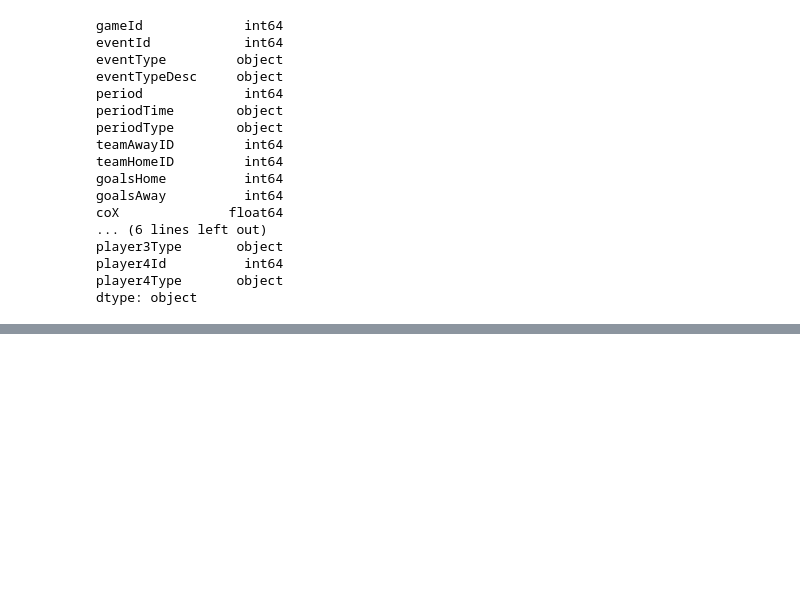
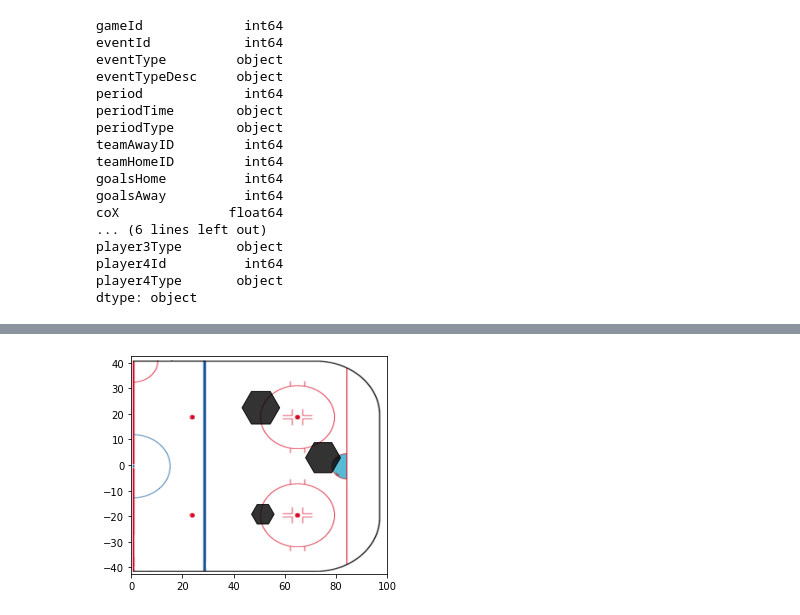
Before and after one commit to szonja126/NHL-Diplomamunka, a Jupyter notebook: readcsv.ipynb, the cells around one changed output, grey strips where cells are left out. Drawn from its saved outputs; the diff is of its cells as text; code cells hidden in the pictures; blank space fills up the shorter version.

Commit message:
shot distance

```diff
--- a/readcsv.ipynb
+++ b/readcsv.ipynb
@@ -523,0 +103,8 @@ OverflowError: int too big to convert
+# %%
+#Uj dataframe meghatarozott ember meghatarozott esemenyeivel
+sog_df = pd.DataFrame()
+sog_df = events_df[events_df['eventType'].isin(['Shot','Goal'])]
+sog_df = sog_df[sog_df['player1Id'].isin([8471214])]
+sog_df = sog_df.drop_duplicates()
+sog_df = sog_df.astype({'coX': 'int64','coY':'int64'})
+sog_df
@@ -523,0 +155,13 @@ OverflowError: int too big to convert
+# %%
+#Shot distance and angle
+goalcenter_x = 89
+goalcenter_y = 0
+
+sog_df['shot_angle'] = sog_df[['coX','coY']].apply(
+    lambda row: np.arctan(row['coY']/(89-row['coX']))*(180/np.pi),
+    axis=1)
+
+sog_df['shot_distance'] = sog_df[['coX','coY']].apply(
+    lambda row: np.sqrt((row['coX']-goalcenter_x)**2 + (row['coY']-goalcenter_y)**2), axis=1)
+
+sog_df
@@ -523,0 +238,8 @@ OverflowError: int too big to convert
+# %%
+#A meghatarozott klaszterszamot megadva klaszterekbe soroljuk a koordinatakat
+kmeans = KMeans(n_clusters = 3, init ='k-means++')
+kmeans.fit(X[X.columns[0:2]]) # Compute k-means clustering.
+X['cluster_label'] = kmeans.fit_predict(X[X.columns[0:2]])
+centers = kmeans.cluster_centers_ # Coordinates of cluster centers.
+labels = kmeans.predict(X[X.columns[0:2]]) # Labels of each point
+X
@@ -523,0 +260,18 @@ OverflowError: int too big to convert
+# %%
+#Kiszamoljuk a pottyok meretet, a klaszterek elemszamat vesszuk es megszorozzuk valamennyiel, hogy nagyobb legyen.
+size = X.groupby(['cluster_label']).count()
+size = size['coX']*10
+
+#Ket valtozot inicializalunk aminek megadjuk az X es Y oszlopunkat, hogy kesobb be tudjuk taplalni a plot-ba
+coX = X['coX']
+coY = X['coY']
+img = plt.imread("Half_ice_hockey_rink.png")
+fig, ax = plt.subplots()
+ax.imshow(img, extent=[0, 100, -42.5, 42.5])
+#ax.scatter(coX, coY)
+plt.scatter(centers[:, 0], centers[:, 1], c='black', s=size, marker='H', alpha=0.8)
+plt.xlim(0,100)
+plt.ylim(-42.5,42.5)
+plt.show()
+# %% [output]
+[figure, added]
```
Also changed, not shown: parts of 44 cells of this notebook, 1 other file.
